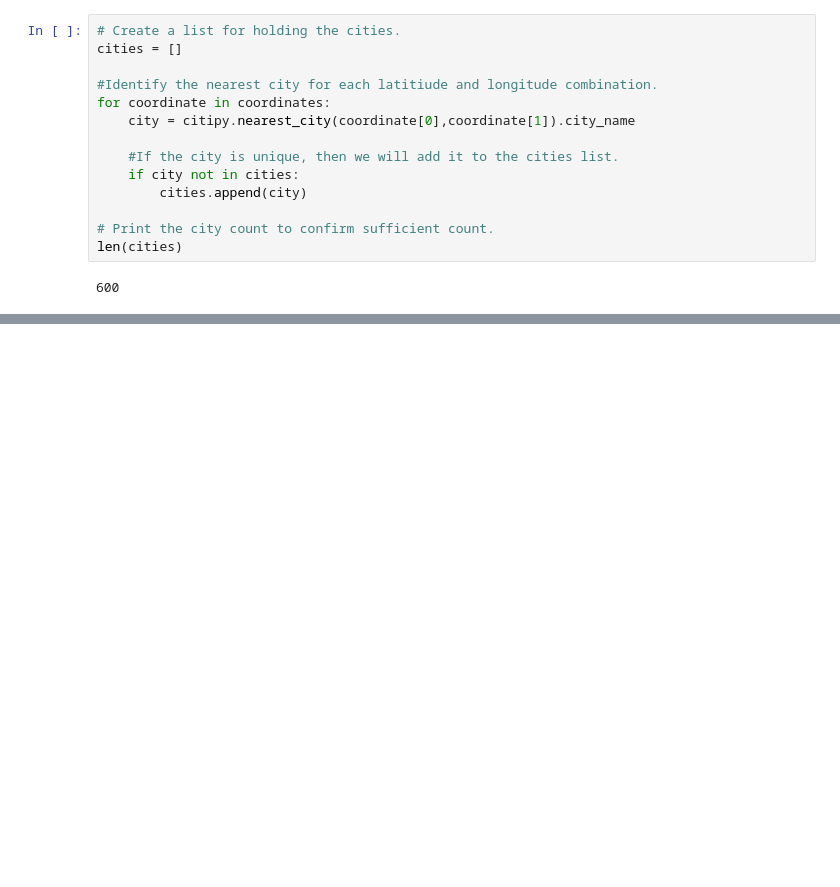
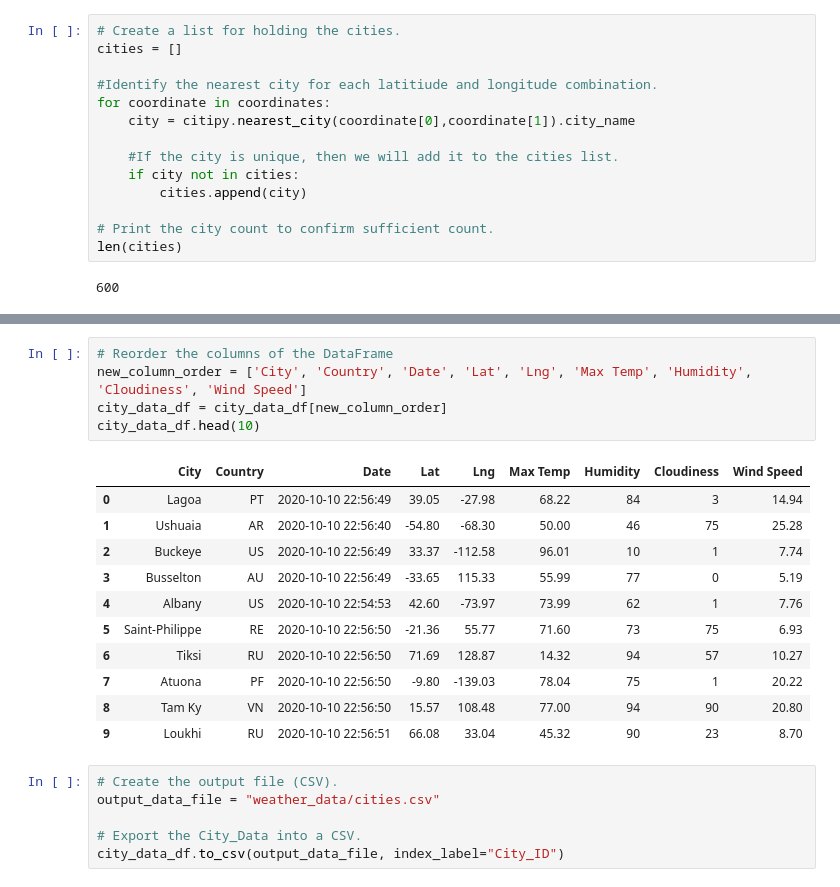
Before and after one commit to whitneylosinski/World_Weather_Analysis, a Jupyter notebook: WeatherPy.ipynb, the cells around one changed output, grey strips where cells are left out. Cells and saved outputs as stored; diff of their text form; blank space fills up the shorter version.

```diff
--- a/WeatherPy.ipynb
+++ b/WeatherPy.ipynb
@@ -33,0 +152,23 @@ len(cities)
+# %%
+# Reorder the columns of the DataFrame
+new_column_order = ['City', 'Country', 'Date', 'Lat', 'Lng', 'Max Temp', 'Humidity', 'Cloudiness', 'Wind Speed']
+city_data_df = city_data_df[new_column_order]
+city_data_df.head(10)
+# %% [output]
+|  | City | Country | Date | Lat | Lng | Max Temp | Humidity | Cloudiness | Wind Speed |
+| 0 | Lagoa | PT | 2020-10-10 22:56:49 | 39.05 | -27.98 | 68.22 | 84 | 3 | 14.94 |
+| 1 | Ushuaia | AR | 2020-10-10 22:56:40 | -54.80 | -68.30 | 50.00 | 46 | 75 | 25.28 |
+| 2 | Buckeye | US | 2020-10-10 22:56:49 | 33.37 | -112.58 | 96.01 | 10 | 1 | 7.74 |
+| 3 | Busselton | AU | 2020-10-10 22:56:49 | -33.65 | 115.33 | 55.99 | 77 | 0 | 5.19 |
+| 4 | Albany | US | 2020-10-10 22:54:53 | 42.60 | -73.97 | 73.99 | 62 | 1 | 7.76 |
+| 5 | Saint-Philippe | RE | 2020-10-10 22:56:50 | -21.36 | 55.77 | 71.60 | 73 | 75 | 6.93 |
+| 6 | Tiksi | RU | 2020-10-10 22:56:50 | 71.69 | 128.87 | 14.32 | 94 | 57 | 10.27 |
+| 7 | Atuona | PF | 2020-10-10 22:56:50 | -9.80 | -139.03 | 78.04 | 75 | 1 | 20.22 |
+| 8 | Tam Ky | VN | 2020-10-10 22:56:50 | 15.57 | 108.48 | 77.00 | 94 | 90 | 20.80 |
+| 9 | Loukhi | RU | 2020-10-10 22:56:51 | 66.08 | 33.04 | 45.32 | 90 | 23 | 8.70 |
+# %%
+# Create the output file (CSV).
+output_data_file = "weather_data/cities.csv"
+
+# Export the City_Data into a CSV.
+city_data_df.to_csv(output_data_file, index_label="City_ID")
```
Also changed, not shown: parts of 6 cells of this notebook, 1 other file.
